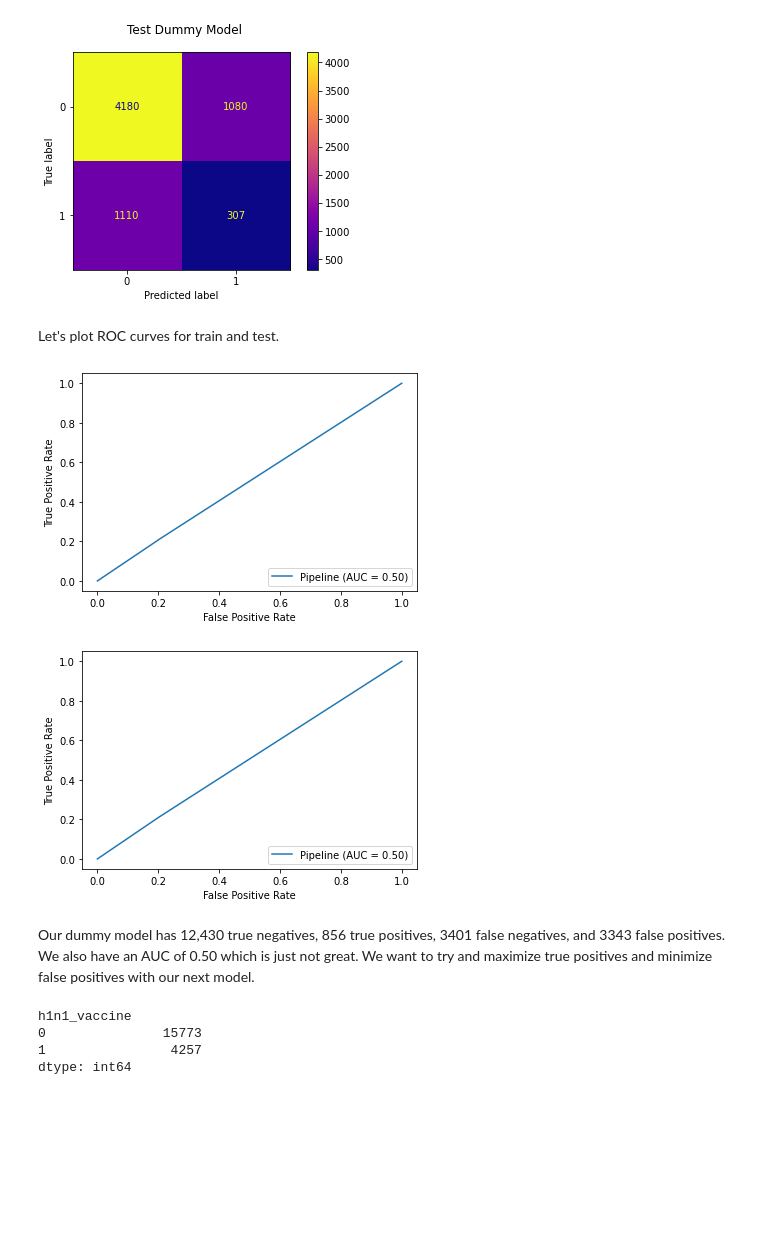
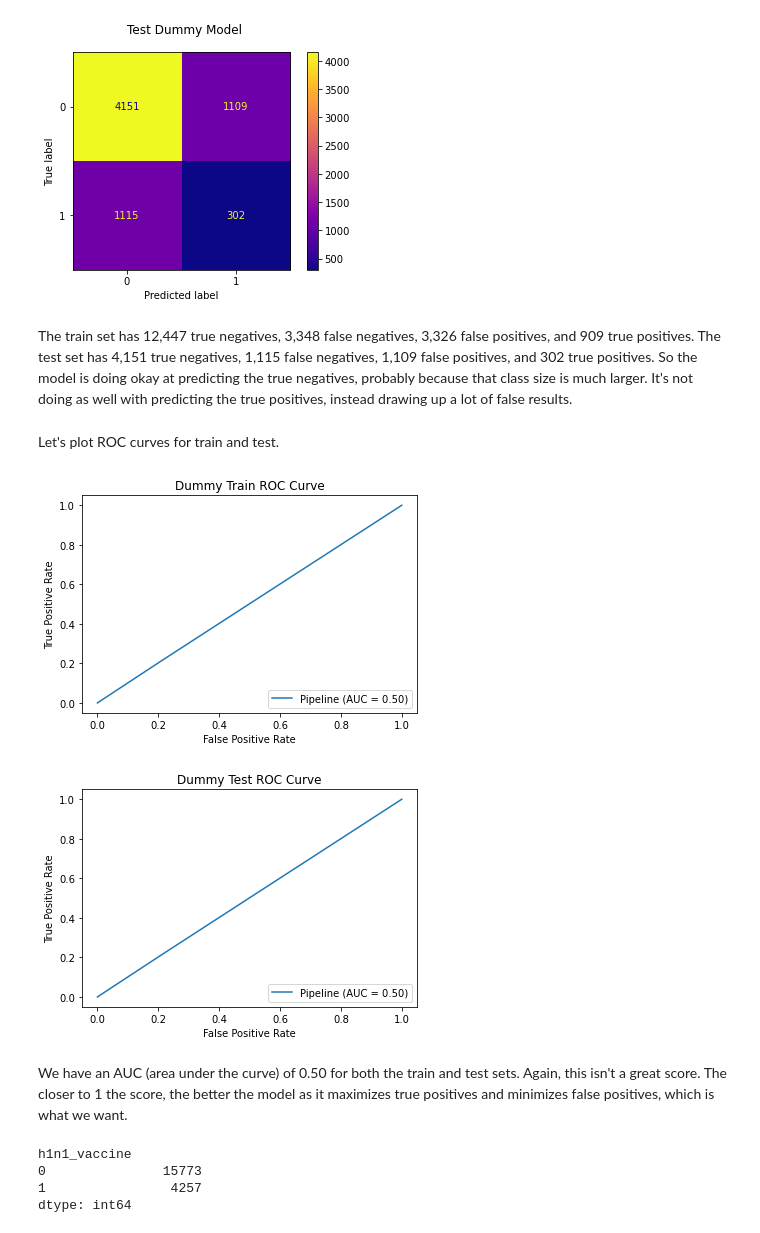
Before and after one commit to rachelhgoldstein/H1N1-Flu-Vaccines, a Jupyter notebook: Code/Model Analysis.ipynb, the cells around one changed output. Saved outputs shown, nothing was run; the diff lists cells and outputs as text; code cells hidden in the pictures; blank space fills up the shorter version.

```diff
--- a/Code/Model Analysis.ipynb
+++ b/Code/Model Analysis.ipynb
@@ -372,9 +391,10 @@ cat_pipe = Pipeline(steps=[
     ('ohe', OneHotEncoder(sparse=False, handle_unknown='ignore'))
 ])
 # %%
+# put them in the column transformer
 CT = ColumnTransformer(transformers=[
     ('bin_pipe', bin_pipe, bin_cols),
     ('ord_pipe', ord_pipe, ord_cols),
     ('cat_pipe', cat_pipe, cat_cols)
-])
+], remainder='passthrough')
 # %% [markdown]
@@ -480,19 +482,23 @@ fig.suptitle('Test Dummy Model')
 plot_confusion_matrix(dummy_pipe, X_test, y_test, ax=ax, cmap='plasma');
 # %% [output]
 [figure]
+# %% [markdown]
+The train set has 12,447 true negatives, 3,348 false negatives, 3,326 false positives, and 909 true positives. The test set has 4,151 true negatives, 1,115 false negatives, 1,109 false positives, and 302 true positives. So the model is doing okay at predicting the true negatives, probably because that class size is much larger. It's not doing as well with predicting the true positives, instead drawing up a lot of false results.
 # %% [markdown]
 Let's plot ROC curves for train and test.
 # %%
 # roc curve
-plot_roc_curve(dummy_pipe, X_train, y_train);
+plot_roc_curve(dummy_pipe, X_train, y_train)
+plt.title('Dummy Train ROC Curve');
 # %% [output]
-[figure, old version]
+[figure, new version]
 # %%
-plot_roc_curve(dummy_pipe, X_test, y_test);
+plot_roc_curve(dummy_pipe, X_test, y_test)
+plt.title('Dummy Test ROC Curve');
 # %% [output]
-[figure, old version]
+[figure, new version]
-# %% [markdown]
-Our dummy model has 12,430 true negatives, 856 true positives, 3401 false negatives, and 3343 false positives. We also have an AUC of 0.50 which is just not great. We want to try and maximize true positives and minimize false positives with our next model.
+# %% [markdown]
+We have an AUC (area under the curve) of 0.50 for both the train and test sets. Again, this isn't a great score. The closer to 1 the score, the better the model as it maximizes true positives and minimizes false positives, which is what we want.
 # %%
 y_train.value_counts()
 # %% [output]
```
Also changed, not shown: parts of 206 cells of this notebook.
